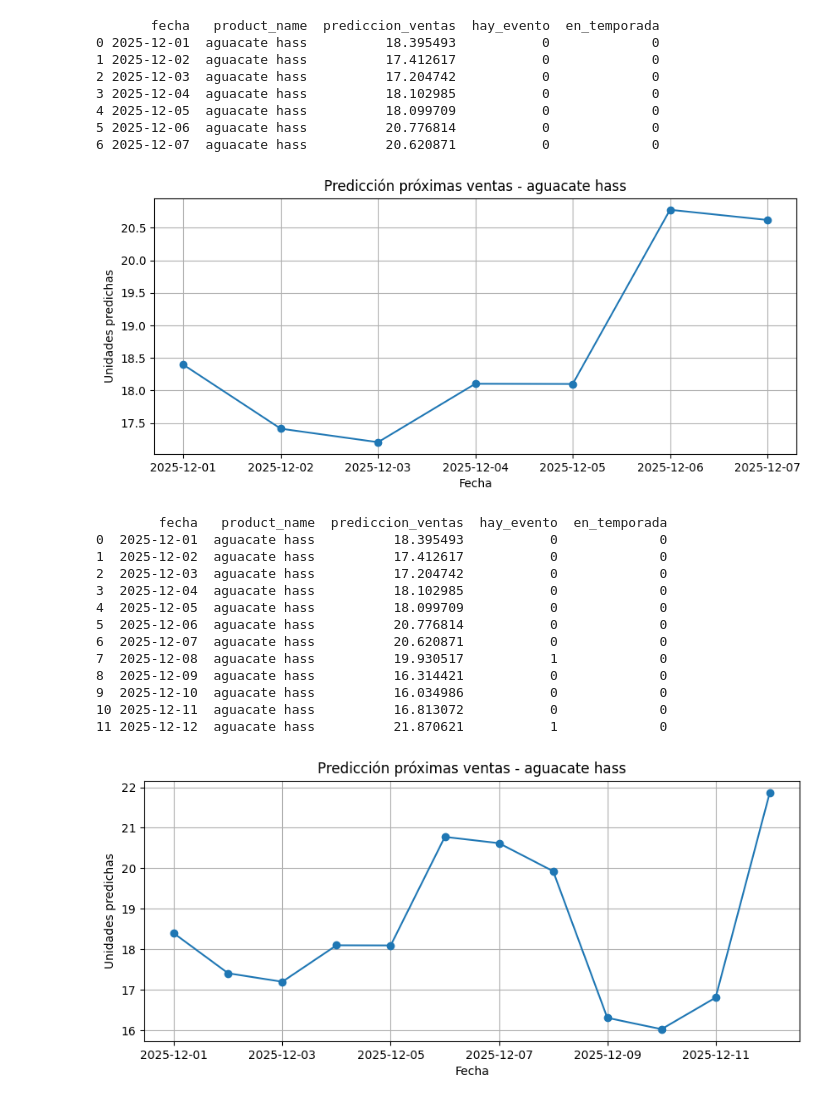
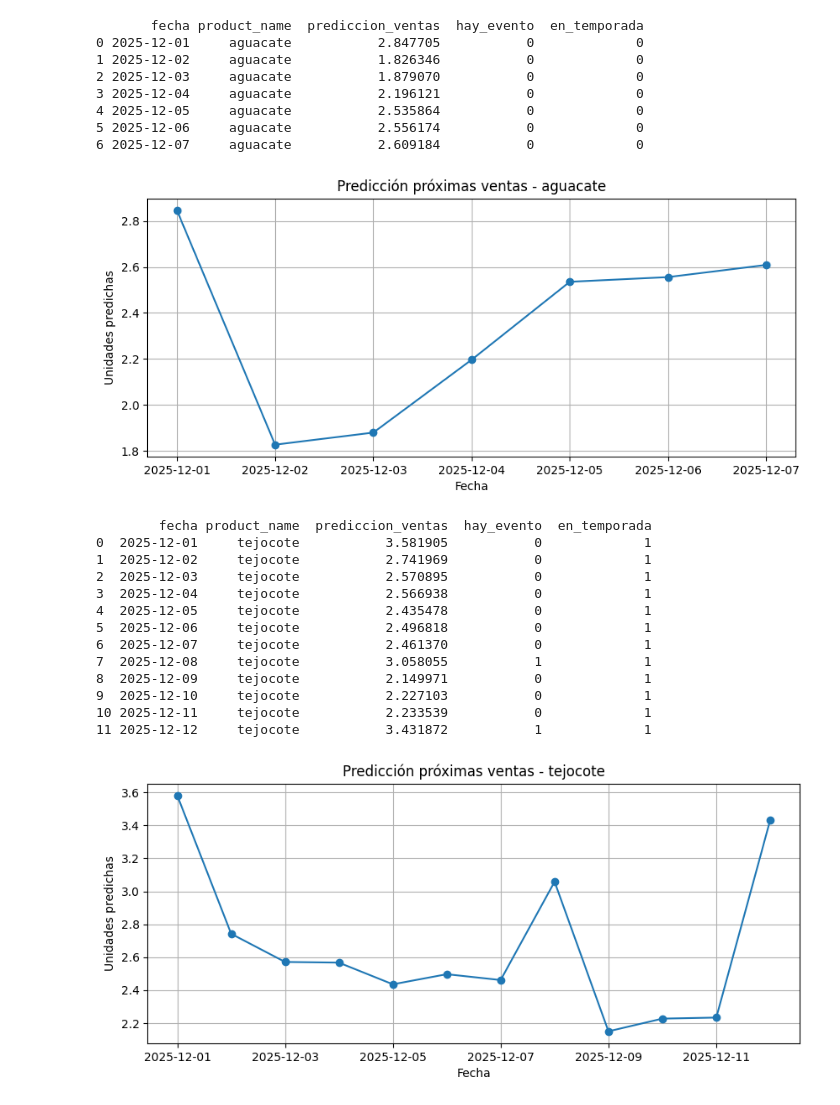
Before and after one commit to Fercho1407/proyectoTerminal, a Jupyter notebook: modelo/modelo.ipynb, the cells around one changed output. Cells and saved outputs as stored; diff of their text form; code cells hidden in the pictures.

```diff
--- a/modelo/modelo.ipynb
+++ b/modelo/modelo.ipynb
@@ -296,9 +311,19 @@ Epoch 11/200
 # %%
-# Predicciones
-y_pred_nn = model.predict(X_test_scaled).ravel()
+# Predicción (el modelo predice en escala log porque entrenaste con y_train_t)
+y_pred_log = model.predict(X_test, verbose=0).ravel()
 
-mae_nn = mean_absolute_error(y_test_nn, y_pred_nn)
-mape_nn = mean_absolute_percentage_error(y_test_nn, y_pred_nn)
+# Volver a escala real
+y_pred = np.expm1(y_pred_log)
+
+# Evitar predicciones negativas
+y_pred = np.clip(y_pred, 0, None)
+
+# Métricas contra ventas reales
+mae_nn = mean_absolute_error(y_test, y_pred)
+
+# MAPE seguro (evitar división entre 0)
+y_test_safe = np.clip(y_test, 1e-6, None)
+mape_nn = mean_absolute_percentage_error(y_test_safe, y_pred)
 
 print("Neural Network MAE:", mae_nn)
 print("Neural Network MAPE:", mape_nn)
@@ -377,7 +409,6 @@ def hay_evento_en_fecha(nombre_producto: str, fecha: pd.Timestamp) -> int:
         return 0
     return int(fecha.normalize() in eventos_prod["date"].dt.normalize().values)
 # %%
-from datetime import timedelta, datetime
 
 def predecir_proximos_dias(nombre_producto: str, dias: int = 7) -> pd.DataFrame:
     """
@@ -471,8 +502,13 @@ def predecir_proximos_dias(nombre_producto: str, dias: int = 7) -> pd.DataFrame:
         }
 
         # Convertir a DataFrame para pasar por el scaler
-        X_fut = pd.DataFrame([feature_dict])[features].astype("float32")
-        X_fut_scaled = scaler.transform(X_fut)
+        X_fut = pd.DataFrame([feature_dict])[features].astype("float32").to_numpy()
+
+        # Escalar SOLO columnas numéricas, igual que en entrenamiento
+        X_fut[:, num_idx] = scaler.transform(X_fut[:, num_idx])
+
+        # Ya queda listo para el modelo
+        X_fut_scaled = X_fut
 
         # Predicción con el modelo
         y_pred = float(model.predict(X_fut_scaled, verbose=0).ravel()[0])
@@ -496,30 +532,30 @@ def predecir_proximos_dias(nombre_producto: str, dias: int = 7) -> pd.DataFrame:
     df_pred = pd.DataFrame(pred_rows)
     return df_pred
 # %%
-nombre_producto = "aguacate hass"
+nombre_producto = "aguacate"
 
 df_pred_semana = predecir_proximos_dias(nombre_producto, dias=7)
 print(df_pred_semana)
 
 plt.figure(figsize=(10,4))
 plt.plot(df_pred_semana["fecha"], df_pred_semana["prediccion_ventas"], marker="o")
 plt.title(f"Predicción próximas ventas - {nombre_producto}")
 plt.xlabel("Fecha")
 plt.ylabel("Unidades predichas")
 plt.grid(True)
 plt.show()
 # %% [output]
-       fecha   product_name  prediccion_ventas  hay_evento  en_temporada
-0 2025-12-01  aguacate hass          18.395493           0             0
-1 2025-12-02  aguacate hass          17.412617           0             0
-2 2025-12-03  aguacate hass          17.204742           0             0
-3 2025-12-04  aguacate hass          18.102985           0             0
-4 2025-12-05  aguacate hass          18.099709           0             0
-5 2025-12-06  aguacate hass          20.776814           0             0
-6 2025-12-07  aguacate hass          20.620871           0             0
+       fecha product_name  prediccion_ventas  hay_evento  en_temporada
+0 2025-12-01     aguacate           2.847705           0             0
+1 2025-12-02     aguacate           1.826346           0             0
+2 2025-12-03     aguacate           1.879070           0             0
+3 2025-12-04     aguacate           2.196121           0             0
+4 2025-12-05     aguacate           2.535864           0             0
+5 2025-12-06     aguacate           2.556174           0             0
+6 2025-12-07     aguacate           2.609184           0             0
-[figure, old version]
+[figure, new version]
 # %%
-nombre_producto = "aguacate hass"  # cámbialo a uno que exista en tu dataset
+nombre_producto = "tejocote"  # cámbialo a uno que exista en tu dataset
 
 df_pred_semana = predecir_proximos_dias(nombre_producto, dias=12)
 print(df_pred_semana)
@@ -532,20 +568,20 @@ plt.ylabel("Unidades predichas")
 plt.grid(True)
 plt.show()
 # %% [output]
-        fecha   product_name  prediccion_ventas  hay_evento  en_temporada
-0  2025-12-01  aguacate hass          18.395493           0             0
-1  2025-12-02  aguacate hass          17.412617           0             0
-2  2025-12-03  aguacate hass          17.204742           0             0
-3  2025-12-04  aguacate hass          18.102985           0             0
-4  2025-12-05  aguacate hass          18.099709           0             0
-5  2025-12-06  aguacate hass          20.776814           0             0
-6  2025-12-07  aguacate hass          20.620871           0             0
-7  2025-12-08  aguacate hass          19.930517           1             0
-8  2025-12-09  aguacate hass          16.314421           0             0
-9  2025-12-10  aguacate hass          16.034986           0             0
-10 2025-12-11  aguacate hass          16.813072           0             0
-11 2025-12-12  aguacate hass          21.870621           1             0
+        fecha product_name  prediccion_ventas  hay_evento  en_temporada
+0  2025-12-01     tejocote           3.581905           0             1
+1  2025-12-02     tejocote           2.741969           0             1
+2  2025-12-03     tejocote           2.570895           0             1
+3  2025-12-04     tejocote           2.566938           0             1
+4  2025-12-05     tejocote           2.435478           0             1
+5  2025-12-06     tejocote           2.496818           0             1
+6  2025-12-07     tejocote           2.461370           0             1
+7  2025-12-08     tejocote           3.058055           1             1
+8  2025-12-09     tejocote           2.149971           0             1
+9  2025-12-10     tejocote           2.227103           0             1
+10 2025-12-11     tejocote           2.233539           0             1
+11 2025-12-12     tejocote           3.431872           1             1
-[figure, old version]
+[figure, new version]
 # %%
 import numpy as np
 
```
Also changed, not shown: parts of 14 cells of this notebook, 2 other files.
